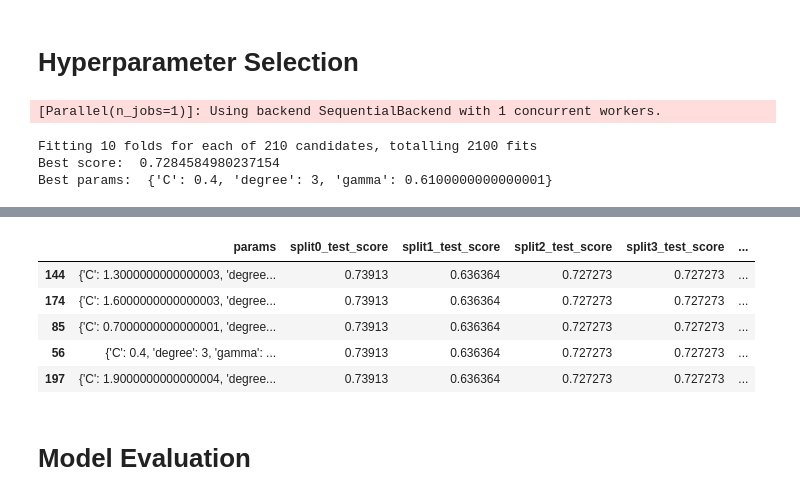
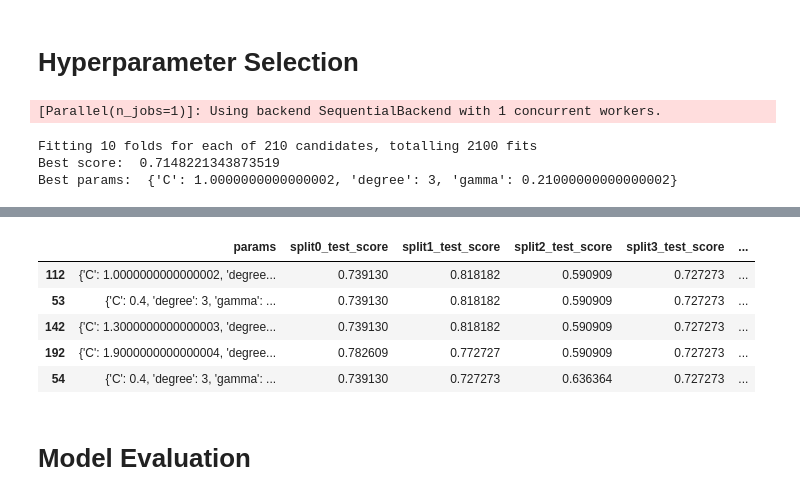
Before and after one commit to GuidoDC97/DM, a Jupyter notebook: ContestImputationSemplice.ipynb, the cells around one changed output, grey strips where cells are left out. Drawn from its saved outputs; the diff is of its cells as text; code cells hidden in the pictures.

```diff
--- a/ContestImputationSemplice.ipynb
+++ b/ContestImputationSemplice.ipynb
@@ -354,7 +462,13 @@ p_grid = {"C": np.arange(0.1,2,0.3),
           "gamma": np.arange(0.01,1,0.1),
           "degree":[1,2,3]}
 
-model = SVC(kernel="poly")
+
+weights = {"Assenza di patologia" : 1,
+           "Malattia di Alzheimer" : 1,
+           "Disturbo cognitivo lieve" : 1,
+           "Disturbo depressivo" : 1.5}
+
+model = SVC(kernel="poly", class_weight = weights)
 hyp_cv = StratifiedKFold(n_splits=10, shuffle=True, random_state=1)
 clf = GridSearchCV(estimator=model, param_grid=p_grid, cv= hyp_cv, verbose = 1, scoring = 'accuracy')
 
@@ -362,8 +476,7 @@ clf.fit(data_train_norm,target_train)
 
 print("Best score: ", clf.best_score_)
 print("Best params: ", clf.best_params_)
-# print(clf.best_index_)
-# print(clf.scorer_)
+
 
 df_score = pd.DataFrame(clf.cv_results_)
 df_score = df_score.sort_values(by=["rank_test_score"])
@@ -372,5 +485,5 @@ df_score.head()
 # %% [output]
 [Parallel(n_jobs=1)]: Using backend SequentialBackend with 1 concurrent workers.
 Fitting 10 folds for each of 210 candidates, totalling 2100 fits
-Best score:  0.7284584980237154
-Best params:  {'C': 0.4, 'degree': 3, 'gamma': 0.6100000000000001}
+Best score:  0.7148221343873519
+Best params:  {'C': 1.0000000000000002, 'degree': 3, 'gamma': 0.21000000000000002}
@@ -378,9 +491,9 @@ Best params:  {'C': 0.4, 'degree': 3, 'gamma': 0.6100000000000001}
 |  | params | split0_test_score | split1_test_score | split2_test_score | split3_test_score | ... |
-| 144 | {'C': 1.3000000000000003, 'degree... | 0.73913 | 0.636364 | 0.727273 | 0.727273 | ... |
-| 174 | {'C': 1.6000000000000003, 'degree... | 0.73913 | 0.636364 | 0.727273 | 0.727273 | ... |
-| 85 | {'C': 0.7000000000000001, 'degree... | 0.73913 | 0.636364 | 0.727273 | 0.727273 | ... |
-| 56 | {'C': 0.4, 'degree': 3, 'gamma': ... | 0.73913 | 0.636364 | 0.727273 | 0.727273 | ... |
-| 197 | {'C': 1.9000000000000004, 'degree... | 0.73913 | 0.636364 | 0.727273 | 0.727273 | ... |
+| 112 | {'C': 1.0000000000000002, 'degree... | 0.739130 | 0.818182 | 0.590909 | 0.727273 | ... |
+| 53 | {'C': 0.4, 'degree': 3, 'gamma': ... | 0.739130 | 0.818182 | 0.590909 | 0.727273 | ... |
+| 142 | {'C': 1.3000000000000003, 'degree... | 0.739130 | 0.818182 | 0.590909 | 0.727273 | ... |
+| 192 | {'C': 1.9000000000000004, 'degree... | 0.782609 | 0.772727 | 0.590909 | 0.727273 | ... |
+| 54 | {'C': 0.4, 'degree': 3, 'gamma': ... | 0.739130 | 0.727273 | 0.636364 | 0.727273 | ... |
 # %% [markdown]
 # Model Evaluation
 # %% [markdown]
```
Also changed, not shown: parts of 12 cells of this notebook.
